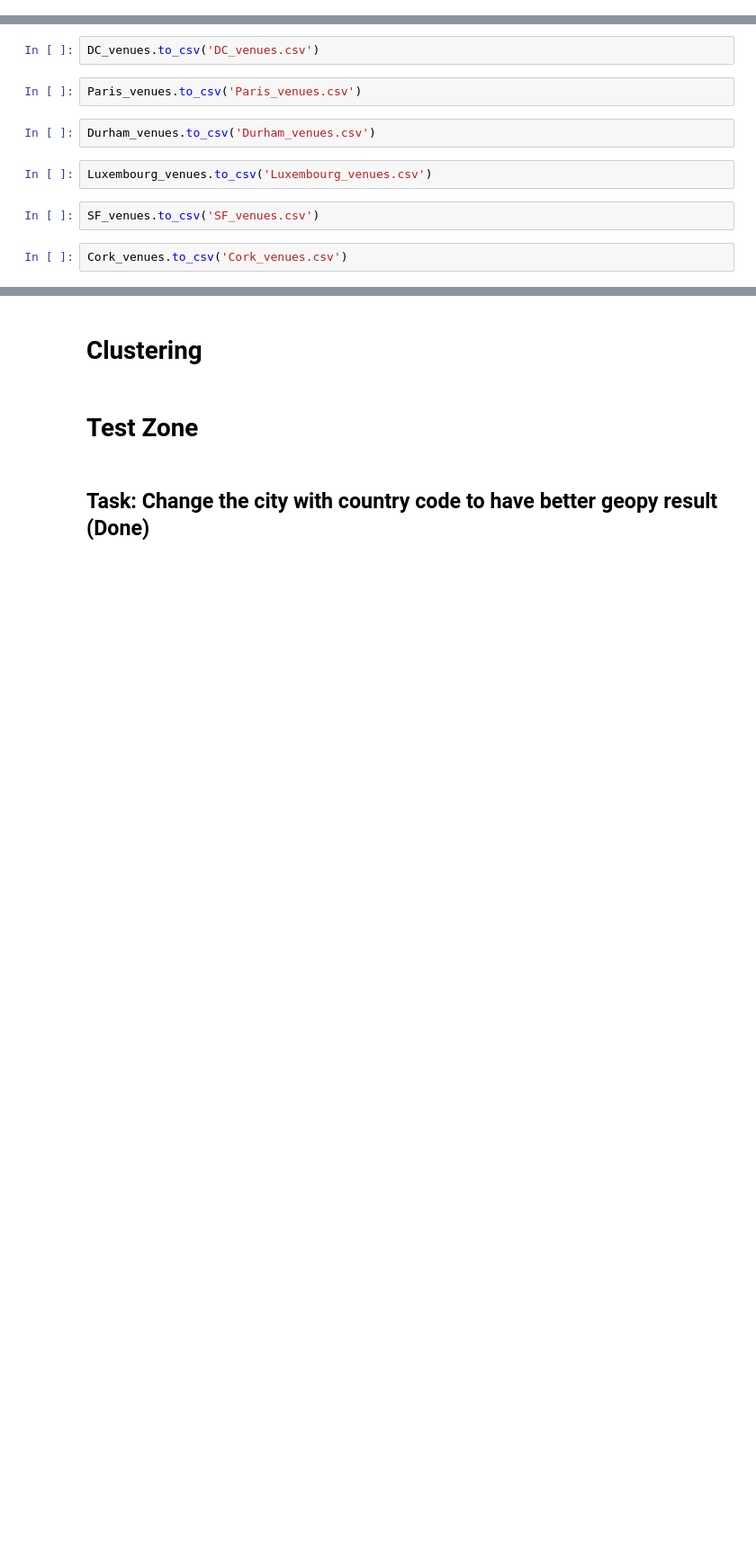
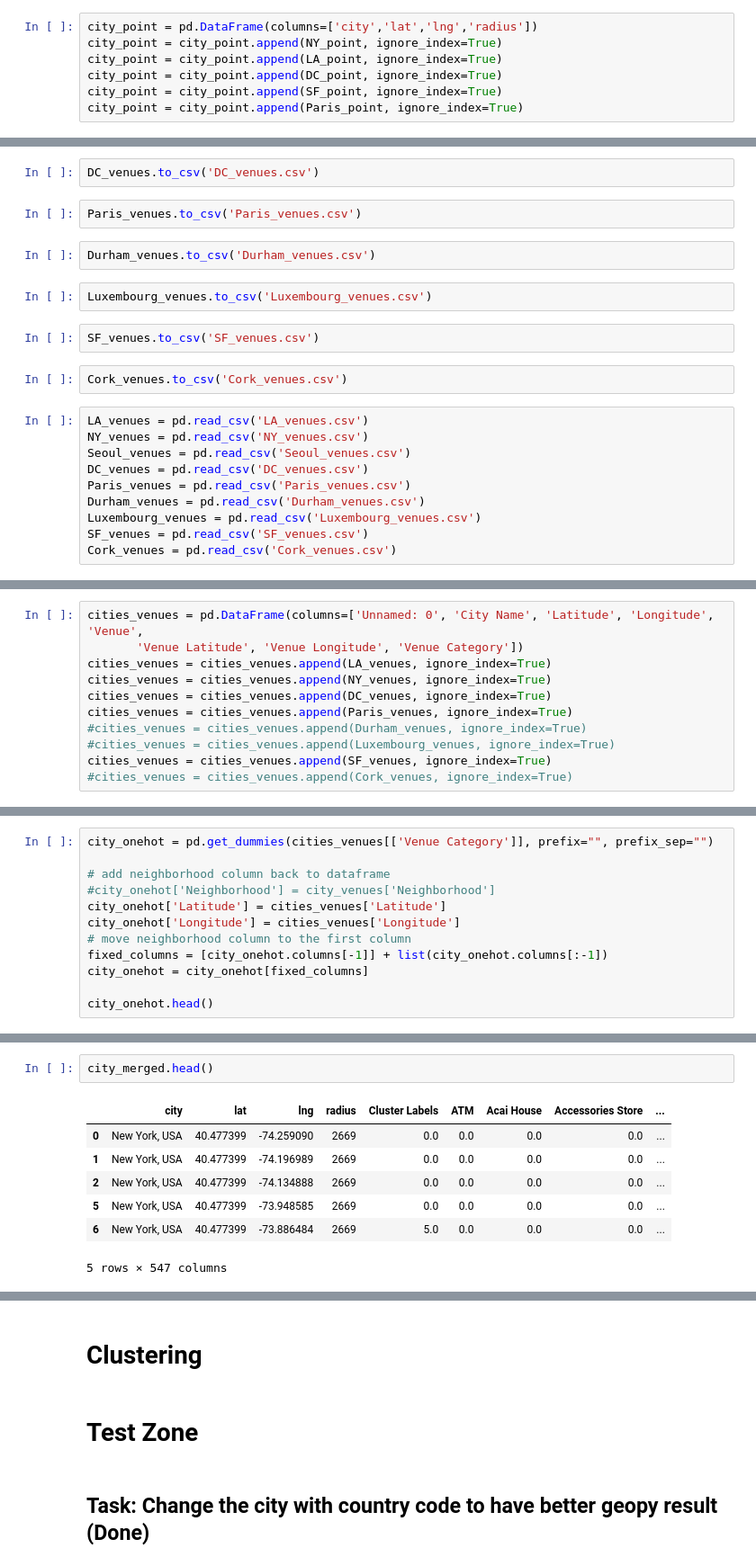
Before and after one commit to nforev/Coursera_Capstone, a Jupyter notebook: Assignment_Capstone_Neighborhoods_Battle.ipynb, the cells around one changed output, grey strips where cells are left out. Shown at 90% size. Drawn from its saved outputs; the diff is of its cells as text; blank space fills up the shorter version.

Commit message:
v0.9: Finish Clustering

```diff
--- a/Assignment_Capstone_Neighborhoods_Battle.ipynb
+++ b/Assignment_Capstone_Neighborhoods_Battle.ipynb
@@ -171,3 +171,10 @@ Luxembourg_point = city_point_gdpp[city_point_gdpp['city']=='Luxembourg, LU']
 SF_point = city_point_gdpp[city_point_gdpp['city']=='San Francisco, USA']
 DC_point = city_point_gdpp[city_point_gdpp['city']=='Washington, USA']
 Cork_point = city_point_gdpp[city_point_gdpp['city']=='Cork, IE']
+# %%
+city_point = pd.DataFrame(columns=['city','lat','lng','radius'])
+city_point = city_point.append(NY_point, ignore_index=True)
+city_point = city_point.append(LA_point, ignore_index=True)
+city_point = city_point.append(DC_point, ignore_index=True)
+city_point = city_point.append(SF_point, ignore_index=True)
+city_point = city_point.append(Paris_point, ignore_index=True)
@@ -254,3 +265,13 @@ Luxembourg_venues.to_csv('Luxembourg_venues.csv')
 SF_venues.to_csv('SF_venues.csv')
 # %%
 Cork_venues.to_csv('Cork_venues.csv')
+# %%
+LA_venues = pd.read_csv('LA_venues.csv')
+NY_venues = pd.read_csv('NY_venues.csv')
+Seoul_venues = pd.read_csv('Seoul_venues.csv')
+DC_venues = pd.read_csv('DC_venues.csv')
+Paris_venues = pd.read_csv('Paris_venues.csv')
+Durham_venues = pd.read_csv('Durham_venues.csv')
+Luxembourg_venues = pd.read_csv('Luxembourg_venues.csv')
+SF_venues = pd.read_csv('SF_venues.csv')
+Cork_venues = pd.read_csv('Cork_venues.csv')
@@ -256,0 +284,11 @@ Cork_venues.to_csv('Cork_venues.csv')
+# %%
+cities_venues = pd.DataFrame(columns=['Unnamed: 0', 'City Name', 'Latitude', 'Longitude', 'Venue',
+       'Venue Latitude', 'Venue Longitude', 'Venue Category'])
+cities_venues = cities_venues.append(LA_venues, ignore_index=True)
+cities_venues = cities_venues.append(NY_venues, ignore_index=True)
+cities_venues = cities_venues.append(DC_venues, ignore_index=True)
+cities_venues = cities_venues.append(Paris_venues, ignore_index=True)
+#cities_venues = cities_venues.append(Durham_venues, ignore_index=True)
+#cities_venues = cities_venues.append(Luxembourg_venues, ignore_index=True)
+cities_venues = cities_venues.append(SF_venues, ignore_index=True)
+#cities_venues = cities_venues.append(Cork_venues, ignore_index=True)
@@ -256,0 +299,12 @@ Cork_venues.to_csv('Cork_venues.csv')
+# %%
+city_onehot = pd.get_dummies(cities_venues[['Venue Category']], prefix="", prefix_sep="")
+
+# add neighborhood column back to dataframe
+#city_onehot['Neighborhood'] = city_venues['Neighborhood']
+city_onehot['Latitude'] = cities_venues['Latitude']
+city_onehot['Longitude'] = cities_venues['Longitude']
+# move neighborhood column to the first column
+fixed_columns = [city_onehot.columns[-1]] + list(city_onehot.columns[:-1])
+city_onehot = city_onehot[fixed_columns]
+
+city_onehot.head()
@@ -256,0 +350,10 @@ Cork_venues.to_csv('Cork_venues.csv')
+# %%
+city_merged.head()
+# %% [output]
+|  | city | lat | lng | radius | Cluster Labels | ATM | Acai House | Accessories Store | ... |
+| 0 | New York, USA | 40.477399 | -74.259090 | 2669 | 0.0 | 0.0 | 0.0 | 0.0 | ... |
+| 1 | New York, USA | 40.477399 | -74.196989 | 2669 | 0.0 | 0.0 | 0.0 | 0.0 | ... |
+| 2 | New York, USA | 40.477399 | -74.134888 | 2669 | 0.0 | 0.0 | 0.0 | 0.0 | ... |
+| 5 | New York, USA | 40.477399 | -73.948585 | 2669 | 0.0 | 0.0 | 0.0 | 0.0 | ... |
+| 6 | New York, USA | 40.477399 | -73.886484 | 2669 | 5.0 | 0.0 | 0.0 | 0.0 | ... |
+5 rows × 547 columns
```
Also changed, not shown: parts of 43 cells of this notebook.
